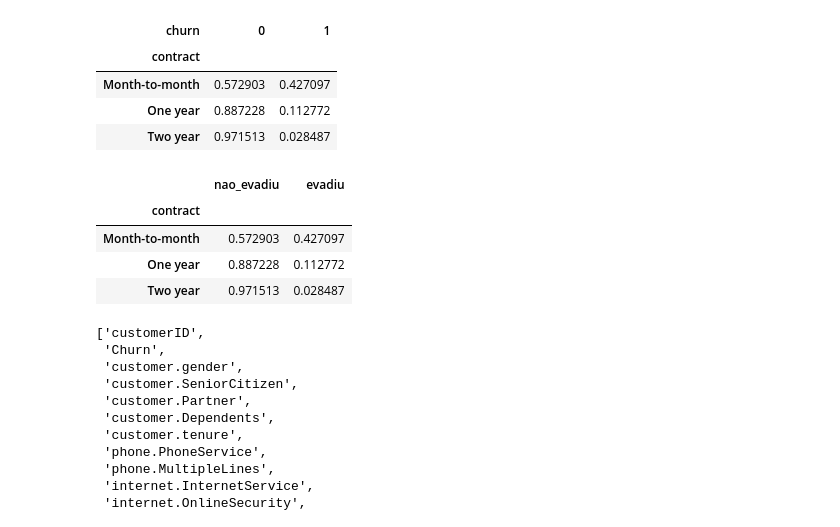
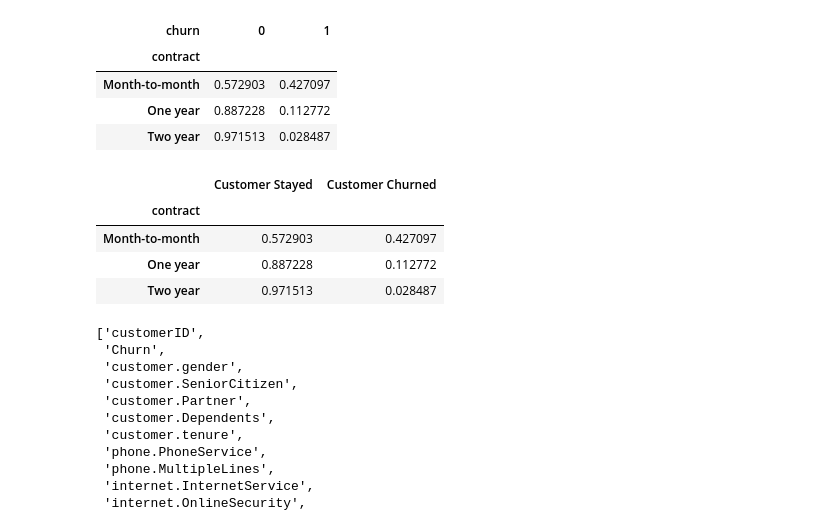
Before and after one commit to Adrilopes/telecomx-churn-analysis, a Jupyter notebook: notebooks/eda.ipynb, the cells around one changed output. Saved outputs shown, nothing was run; the diff lists cells and outputs as text; code cells hidden in the pictures.

Commit message:
Update ETL pipeline and add processed churn dataset

```diff
--- a/notebooks/eda.ipynb
+++ b/notebooks/eda.ipynb
@@ -326,10 +326,10 @@ pd.crosstab(df["contract"], df["churn"], normalize="index")
 | Two year | 0.971513 | 0.028487 |
 # %%
 tab = pd.crosstab(df["contract"], df["churn"], normalize="index")
-tab.columns = ["nao_evadiu", "evadiu"]
+tab.columns = ["Customer Stayed", "Customer Churned"]
 tab
 # %% [output]
-|  | nao_evadiu | evadiu |
+|  | Customer Stayed | Customer Churned |
 | contract |  |  |
 | Month-to-month | 0.572903 | 0.427097 |
 | One year | 0.887228 | 0.112772 |
```
Also changed, not shown: parts of 6 cells of this notebook.
